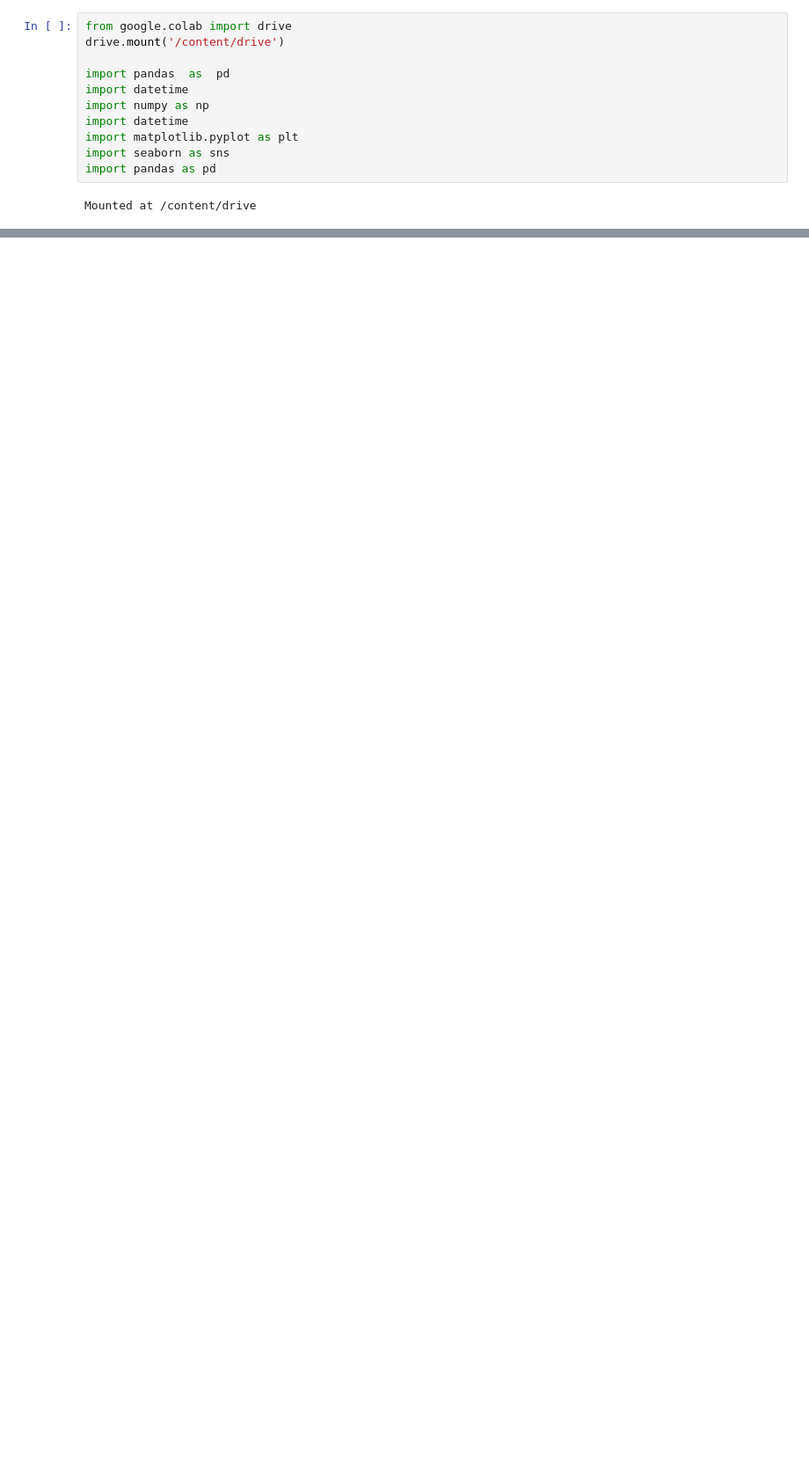
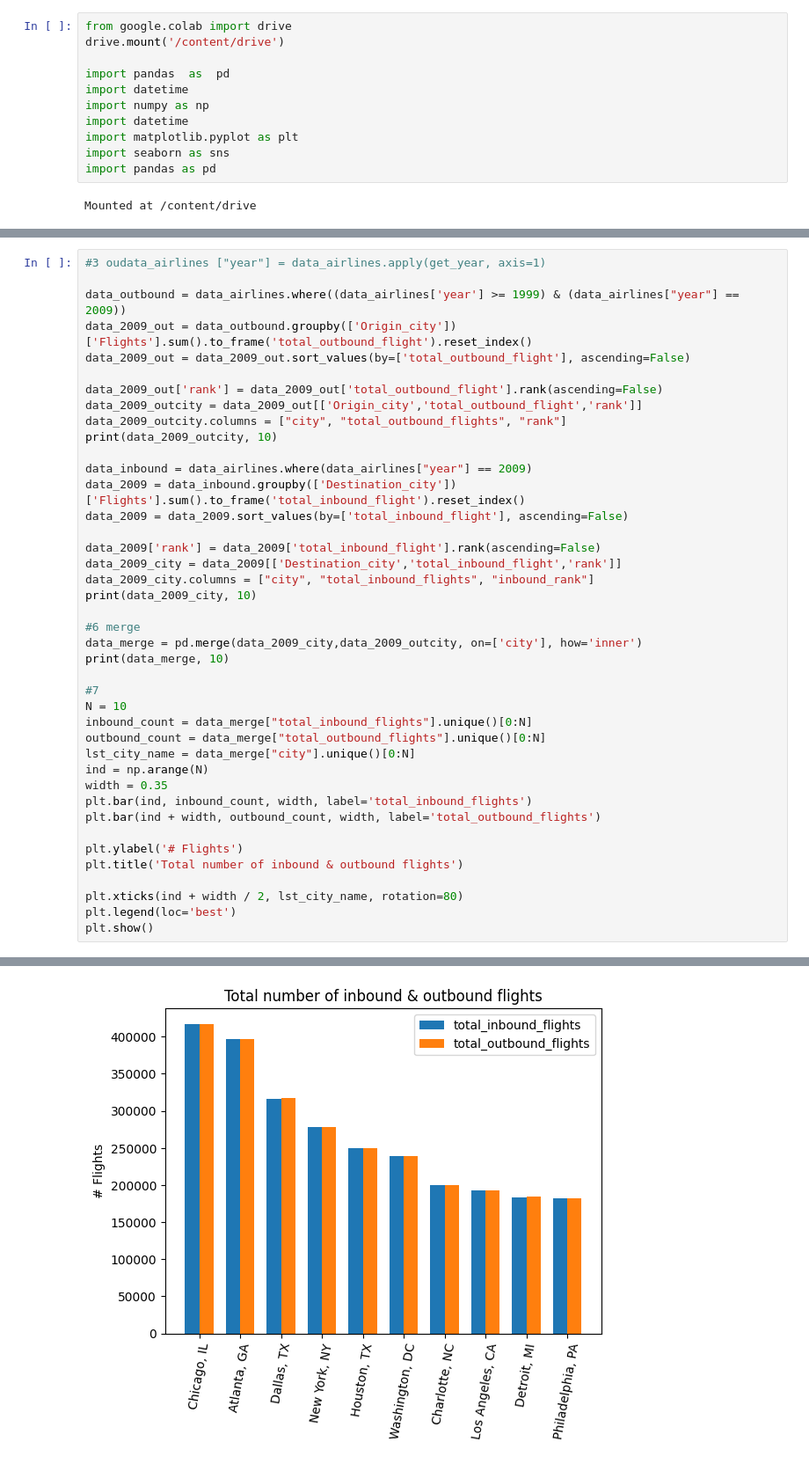
Before and after one commit to rekhachakkara/python_projects, a Jupyter notebook: airport.ipynb, the cells around one changed output, grey strips where cells are left out. Shown: that part at 88% size. Drawn from its saved outputs; the diff is of its cells as text; blank space fills up the shorter version.

```diff
--- a/airport.ipynb
+++ b/airport.ipynb
@@ -80,0 +99,42 @@ print(data_2009_city, 10)
+# %%
+#3 oudata_airlines ["year"] = data_airlines.apply(get_year, axis=1)
+
+data_outbound = data_airlines.where((data_airlines['year'] >= 1999) & (data_airlines["year"] == 2009))
+data_2009_out = data_outbound.groupby(['Origin_city'])['Flights'].sum().to_frame('total_outbound_flight').reset_index()
+data_2009_out = data_2009_out.sort_values(by=['total_outbound_flight'], ascending=False)
+
+data_2009_out['rank'] = data_2009_out['total_outbound_flight'].rank(ascending=False)
+data_2009_outcity = data_2009_out[['Origin_city','total_outbound_flight','rank']]
+data_2009_outcity.columns = ["city", "total_outbound_flights", "rank"]
+print(data_2009_outcity, 10)
+
+data_inbound = data_airlines.where(data_airlines["year"] == 2009)
+data_2009 = data_inbound.groupby(['Destination_city'])['Flights'].sum().to_frame('total_inbound_flight').reset_index()
+data_2009 = data_2009.sort_values(by=['total_inbound_flight'], ascending=False)
+
+data_2009['rank'] = data_2009['total_inbound_flight'].rank(ascending=False)
+data_2009_city = data_2009[['Destination_city','total_inbound_flight','rank']]
+data_2009_city.columns = ["city", "total_inbound_flights", "inbound_rank"]
+print(data_2009_city, 10)
+
+#6 merge
+data_merge = pd.merge(data_2009_city,data_2009_outcity, on=['city'], how='inner')
+print(data_merge, 10)
+
+#7
+N = 10
+inbound_count = data_merge["total_inbound_flights"].unique()[0:N]
+outbound_count = data_merge["total_outbound_flights"].unique()[0:N]
+lst_city_name = data_merge["city"].unique()[0:N]
+ind = np.arange(N)
+width = 0.35
+plt.bar(ind, inbound_count, width, label='total_inbound_flights')
+plt.bar(ind + width, outbound_count, width, label='total_outbound_flights')
+
+plt.ylabel('# Flights')
+plt.title('Total number of inbound & outbound flights')
+
+plt.xticks(ind + width / 2, lst_city_name, rotation=80)
+plt.legend(loc='best')
+plt.show()
+# %% [output]
@@ -80,0 +158 @@ print(data_2009_city, 10)
+[figure, added]
```
Also changed, not shown: parts of 4 cells of this notebook.
